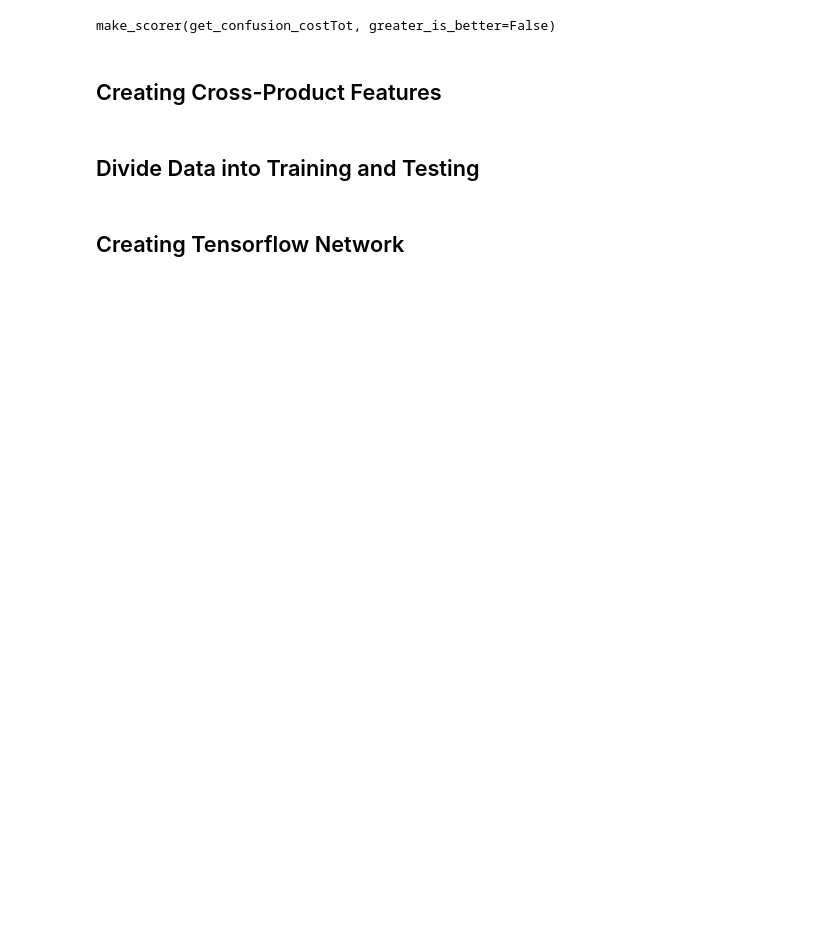
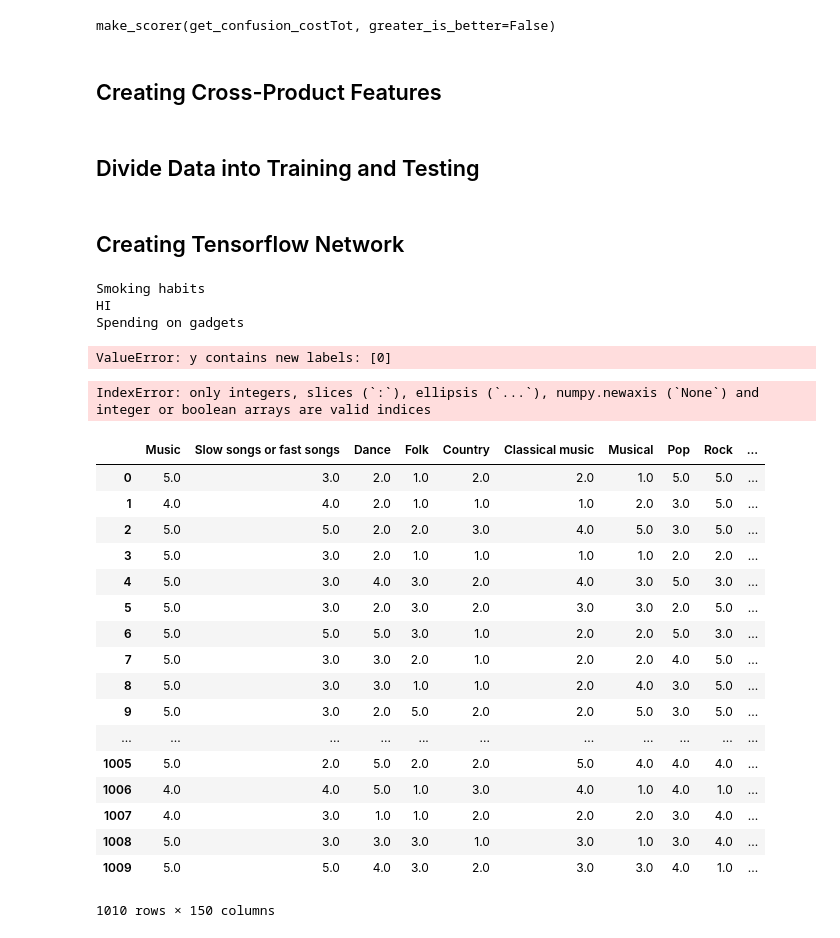
Before and after one commit to MachineLearning-FA2017/Lab7, a Jupyter notebook: Lab7.ipynb, the cells around one changed output. Cells and saved outputs as stored; diff of their text form; code cells hidden in the pictures; blank space fills up the shorter version.

```diff
--- a/Lab7.ipynb
+++ b/Lab7.ipynb
@@ -101,34 +115,66 @@ tf.logging.set_verbosity(tf.logging.WARN) # control the verbosity of tensor flow
 from sklearn.preprocessing import LabelEncoder
 from sklearn.preprocessing import StandardScaler
 
-if df_test.income.dtype=='object':
-    df_test.income.replace(to_replace=[' <=50K.',' >50K.'],value=['<=50K','>50K'],inplace=True)
-    print(df_test.income.value_counts())
+# if df_test.income.dtype=='object':
+#     df_test.income.replace(to_replace=[' <=50K.',' >50K.'],value=['<=50K','>50K'],inplace=True)
+#     print(df_test.income.value_counts())
 
 encoders = dict()
-categorical_headers = ['workclass','education','marital_status',
-                       'occupation','relationship','race','sex','country']
+categorical_headers = ['Smoking habits']
 
-for col in categorical_headers+['income']:
-    df_train[col] = df_train[col].str.strip()
-    df_test[col] = df_test[col].str.strip()
-
-    if col=="income":
+for col in categorical_headers+['Spending on gadgets']:
+    print(col)
+#     df_train[col] = df_train[col].str.strip()
+#     df_test[col] = df_test[col].str.strip()
+    if col=="Spending on gadgets":
         tmp = LabelEncoder()
         df_train[col] = tmp.fit_transform(df_train[col])
         df_test[col] = tmp.transform(df_test[col])
     else:
-        encoders[col] = LabelEncoder()
-        df_train[col+'_int'] = encoders[col].fit_transform(df_train[col])
-        df_test[col+'_int'] = encoders[col].transform(df_test[col])
+        print("HI")
+#         encoders[col] = LabelEncoder()
+#         df_train[col] = encoders[col].fit_transform(df_train[col])
+#         df_test[col] = encoders[col].transform(df_test[col])
+#         df_train[col+'_int'] = encoders[col].fit_transform(df_train[col])
+#         df_test[col+'_int'] = encoders[col].transform(df_test[col])
 
 
-numeric_headers = ["age", "edu_num", "cap_gain", "cap_loss","work_hrs_weekly"]
+numeric_headers = ['Internet','Smoking','Math']
 
 for col in numeric_headers:
-    df_train[col] = df_train[col].astype(np.float)
-    df_test[col] = df_test[col].astype(np.float)
+    df_train[col] = df_train[col].astype(tf.float)
+    df_test[col] = df_test[col].astype(tf.float)
 
     ss = StandardScaler()
     df_train[col] = ss.fit_transform(df_train[col].values.reshape(-1, 1))
     df_test[col] = ss.transform(df_test[col].values.reshape(-1, 1))
+# %% [output]
+Smoking habits
+HI
+Spending on gadgets
+ValueError: y contains new labels: [0]
+# %%
+df_train["Spending on gadgets"]
+# %% [output]
+IndexError: only integers, slices (`:`), ellipsis (`...`), numpy.newaxis (`None`) and integer or boolean arrays are valid indices
+# %%
+df
+# %% [output]
+|  | Music | Slow songs or fast songs | Dance | Folk | Country | Classical music | Musical | Pop | Rock | ... |
+| 0 | 5.0 | 3.0 | 2.0 | 1.0 | 2.0 | 2.0 | 1.0 | 5.0 | 5.0 | ... |
+| 1 | 4.0 | 4.0 | 2.0 | 1.0 | 1.0 | 1.0 | 2.0 | 3.0 | 5.0 | ... |
+| 2 | 5.0 | 5.0 | 2.0 | 2.0 | 3.0 | 4.0 | 5.0 | 3.0 | 5.0 | ... |
+| 3 | 5.0 | 3.0 | 2.0 | 1.0 | 1.0 | 1.0 | 1.0 | 2.0 | 2.0 | ... |
+| 4 | 5.0 | 3.0 | 4.0 | 3.0 | 2.0 | 4.0 | 3.0 | 5.0 | 3.0 | ... |
+| 5 | 5.0 | 3.0 | 2.0 | 3.0 | 2.0 | 3.0 | 3.0 | 2.0 | 5.0 | ... |
+| 6 | 5.0 | 5.0 | 5.0 | 3.0 | 1.0 | 2.0 | 2.0 | 5.0 | 3.0 | ... |
+| 7 | 5.0 | 3.0 | 3.0 | 2.0 | 1.0 | 2.0 | 2.0 | 4.0 | 5.0 | ... |
+| 8 | 5.0 | 3.0 | 3.0 | 1.0 | 1.0 | 2.0 | 4.0 | 3.0 | 5.0 | ... |
+| 9 | 5.0 | 3.0 | 2.0 | 5.0 | 2.0 | 2.0 | 5.0 | 3.0 | 5.0 | ... |
+| ... | ... | ... | ... | ... | ... | ... | ... | ... | ... | ... |
+| 1005 | 5.0 | 2.0 | 5.0 | 2.0 | 2.0 | 5.0 | 4.0 | 4.0 | 4.0 | ... |
+| 1006 | 4.0 | 4.0 | 5.0 | 1.0 | 3.0 | 4.0 | 1.0 | 4.0 | 1.0 | ... |
+| 1007 | 4.0 | 3.0 | 1.0 | 1.0 | 2.0 | 2.0 | 2.0 | 3.0 | 4.0 | ... |
+| 1008 | 5.0 | 3.0 | 3.0 | 3.0 | 1.0 | 3.0 | 1.0 | 3.0 | 4.0 | ... |
+| 1009 | 5.0 | 5.0 | 4.0 | 3.0 | 2.0 | 3.0 | 3.0 | 4.0 | 1.0 | ... |
+1010 rows × 150 columns
```
Also changed, not shown: parts of 5 cells of this notebook, 1 other file.
